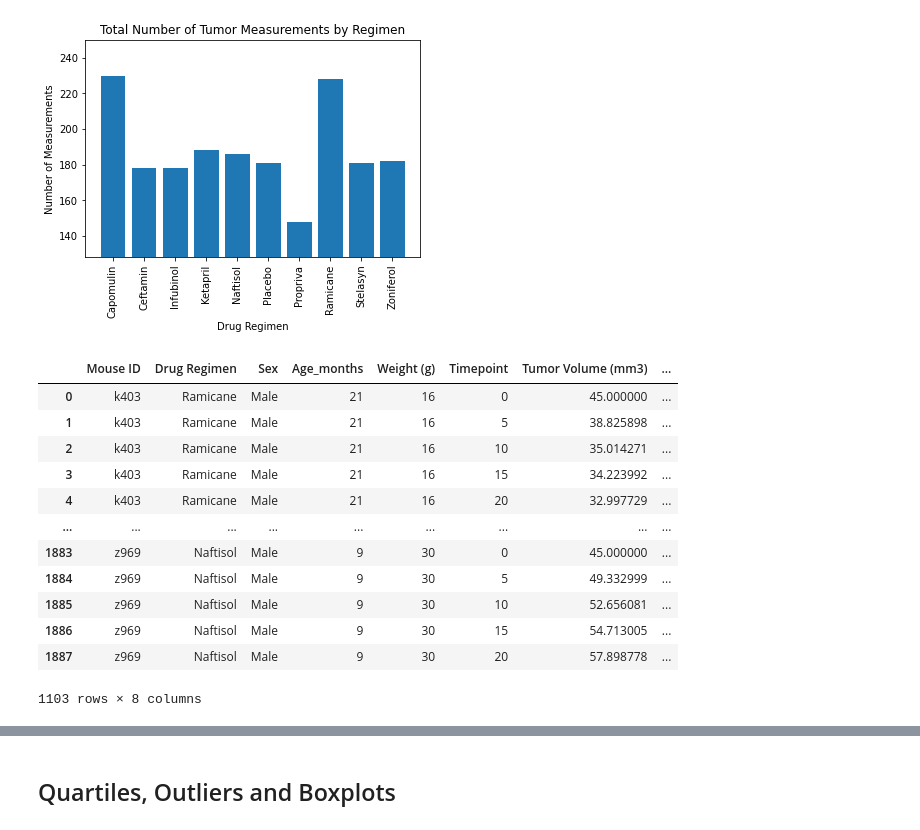
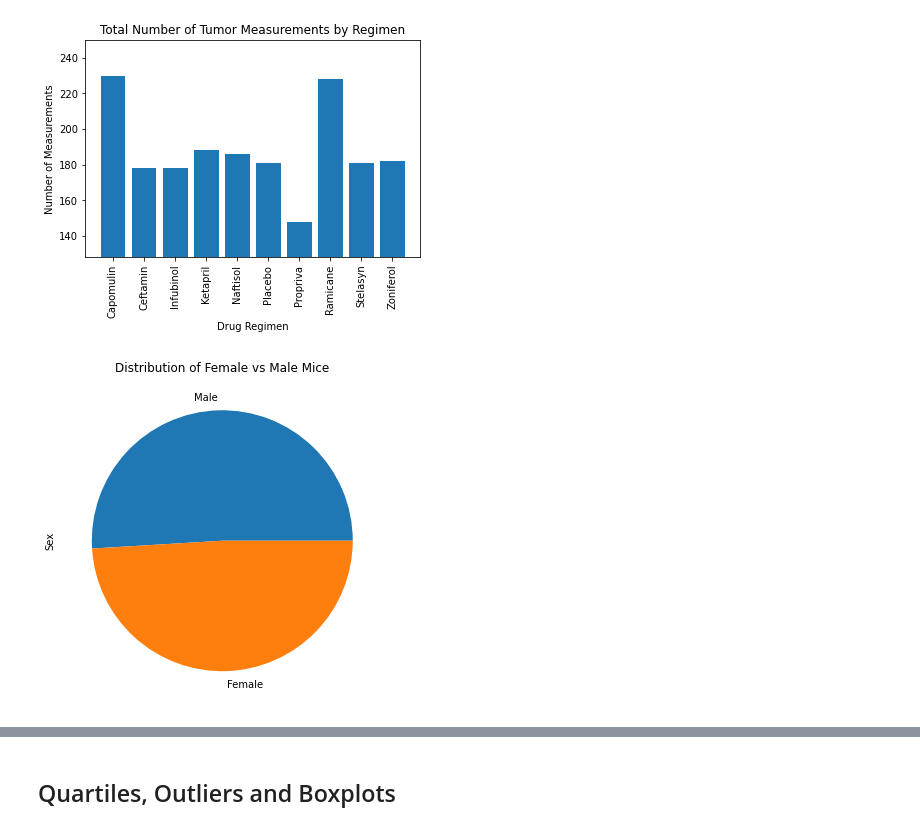
Before and after one commit to FabulousErin/Matplotlib, a Jupyter notebook: pymaceuticals_starter.ipynb, the cells around one changed output, grey strips where cells are left out. Saved outputs shown, nothing was run; the diff lists cells and outputs as text; code cells hidden in the pictures.

```diff
--- a/pymaceuticals_starter.ipynb
+++ b/pymaceuticals_starter.ipynb
@@ -175,30 +176,10 @@ Index(['Capomulin', 'Ceftamin', 'Infubinol', 'Ketapril', 'Naftisol', 'Placebo',
 [figure]
 # %%
 # Generate a pie plot showing the distribution of female versus male mice using pandas
-fem_mal_df=clean_df.groupby('Mouse ID')
-fem_mal_df.head()
-
-
-
-#sex_plot = male_female.plot(kind="bar")
-
-#female_mice=outer_df.loc[outer_df.duplicated(subset=['Mouse ID','Sex']),'Mouse ID'].unique()
-#female_mice
-#sex = .plot(kind="pie")
-#title = plt.title("Male vs Female Mice")
+fem_mice = clean_df.Sex.value_counts()
+sex_pie=fem_mice.plot.pie(figsize=(6,6))
+title = plt.title("Distribution of Female vs Male Mice")
 # %% [output]
-|  | Mouse ID | Drug Regimen | Sex | Age_months | Weight (g) | Timepoint | Tumor Volume (mm3) | ... |
-| 0 | k403 | Ramicane | Male | 21 | 16 | 0 | 45.000000 | ... |
-| 1 | k403 | Ramicane | Male | 21 | 16 | 5 | 38.825898 | ... |
-| 2 | k403 | Ramicane | Male | 21 | 16 | 10 | 35.014271 | ... |
-| 3 | k403 | Ramicane | Male | 21 | 16 | 15 | 34.223992 | ... |
-| 4 | k403 | Ramicane | Male | 21 | 16 | 20 | 32.997729 | ... |
-| ... | ... | ... | ... | ... | ... | ... | ... | ... |
-| 1883 | z969 | Naftisol | Male | 9 | 30 | 0 | 45.000000 | ... |
-| 1884 | z969 | Naftisol | Male | 9 | 30 | 5 | 49.332999 | ... |
-| 1885 | z969 | Naftisol | Male | 9 | 30 | 10 | 52.656081 | ... |
-| 1886 | z969 | Naftisol | Male | 9 | 30 | 15 | 54.713005 | ... |
-| 1887 | z969 | Naftisol | Male | 9 | 30 | 20 | 57.898778 | ... |
-1103 rows × 8 columns
+[figure, added]
 # %%
 # Generate a pie plot showing the distribution of female versus male mice using pyplot
```
Also changed, not shown: parts of 4 cells of this notebook.
